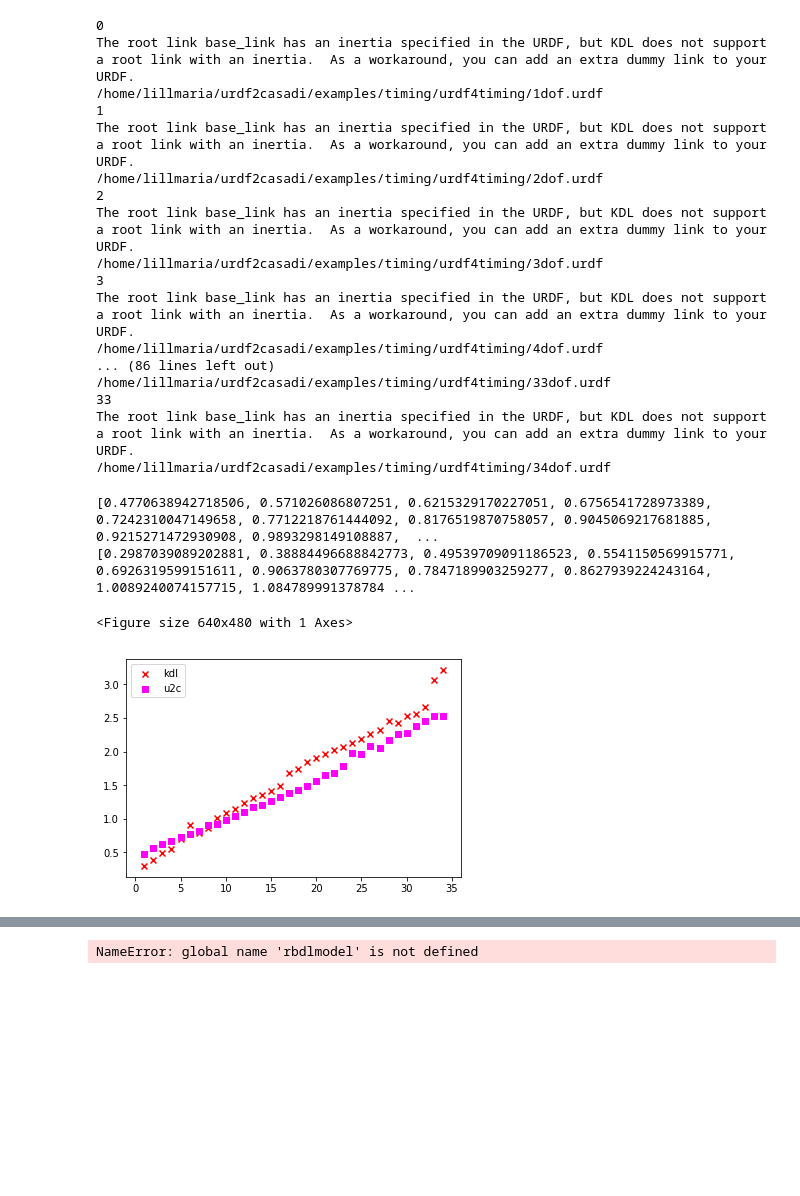
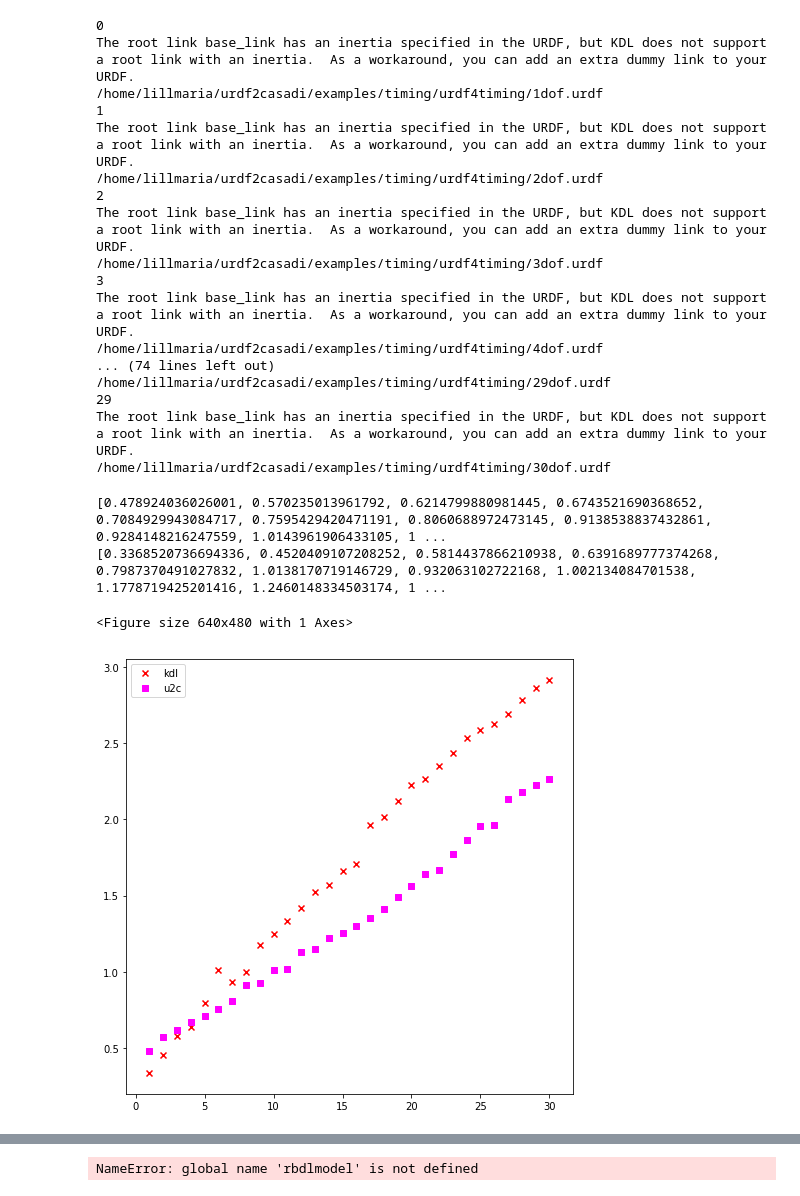
Before and after one commit to mahaarbo/urdf2casadi, a Jupyter notebook: examples/timing/timingscript_inertiamatrix.ipynb, the cells around one changed output, grey strips where cells are left out. Saved outputs shown, nothing was run; the diff lists cells and outputs as text; code cells hidden in the pictures; blank space fills up the shorter version.

Commit message:
timingscript ish ready for test

```diff
--- a/examples/timing/timingscript_inertiamatrix.ipynb
+++ b/examples/timing/timingscript_inertiamatrix.ipynb
@@ -23,7 +23,7 @@ def average(lst):
 # %%
 #pb.connect(pb.DIRECT)
 #pbmodel = pb.loadURDF("pantilt.urdf")
-ndofs = 34
+ndofs = 30
 urdf_nr = list(range(ndofs + 1))
 urdf_nr.pop(0)
 
@@ -107,17 +107,17 @@ The root link base_link has an inertia specified in the URDF, but KDL does not s
 3
 The root link base_link has an inertia specified in the URDF, but KDL does not support a root link with an inertia.  As a workaround, you can add an extra dummy link to your URDF.
 /home/lillmaria/urdf2casadi/examples/timing/urdf4timing/4dof.urdf
-... (86 lines left out)
-/home/lillmaria/urdf2casadi/examples/timing/urdf4timing/33dof.urdf
-33
+... (74 lines left out)
+/home/lillmaria/urdf2casadi/examples/timing/urdf4timing/29dof.urdf
+29
 The root link base_link has an inertia specified in the URDF, but KDL does not support a root link with an inertia.  As a workaround, you can add an extra dummy link to your URDF.
-/home/lillmaria/urdf2casadi/examples/timing/urdf4timing/34dof.urdf
+/home/lillmaria/urdf2casadi/examples/timing/urdf4timing/30dof.urdf
 # %%
 print mintime_u2c
 print mintime_kdl
 # %% [output]
-[0.4770638942718506, 0.571026086807251, 0.6215329170227051, 0.6756541728973389, 0.7242310047149658, 0.7712218761444092, 0.8176519870758057, 0.9045069217681885, 0.9215271472930908, 0.9893298149108887,  ...
-[0.2987039089202881, 0.38884496688842773, 0.49539709091186523, 0.5541150569915771, 0.6926319599151611, 0.9063780307769775, 0.7847189903259277, 0.8627939224243164, 1.0089240074157715, 1.084789991378784 ...
+[0.478924036026001, 0.570235013961792, 0.6214799880981445, 0.6743521690368652, 0.7084929943084717, 0.7595429420471191, 0.8060688972473145, 0.9138538837432861, 0.9284148216247559, 1.0143961906433105, 1 ...
+[0.3368520736694336, 0.4520409107208252, 0.5814437866210938, 0.6391689777374268, 0.7987370491027832, 1.0138170719146729, 0.932063102722168, 1.002134084701538, 1.1778719425201416, 1.2460148334503174, 1 ...
 # %%
 import matplotlib.pyplot as plt
 import pandas as pd
@@ -135,14 +135,15 @@ plt.show()
 # %%
 #joint_nr = list(range(ndofs + 1))
 #joint_nr.pop(0)
+min_fig = plt.figure(figsize = (8, 8))
 plt.scatter(joint_nr, mintime_kdl, c='r', marker='x', label='kdl')
 plt.scatter(joint_nr, mintime_u2c, c='fuchsia', marker='s', label='u2c')
 #plt.scatter(joint_nr, mediantime_rbdl, c='b', marker='s', label='rbdl')
 #plt.scatter(joint_nr, mediantime_pb, c='r', marker='s', label='pybullet')
 plt.legend(loc='upper left')
-plt.show()
+min_fig.show()
 # %% [output]
-[figure, old version]
+[figure, new version]
 # %%
 timing_scores = [mediantime_kdl, mediantime_u2c]
 names = ["KDL", "U2C"]#, "RBDL", "pybullet"]
```
Also changed, not shown: parts of 6 cells of this notebook, 32 other files.
